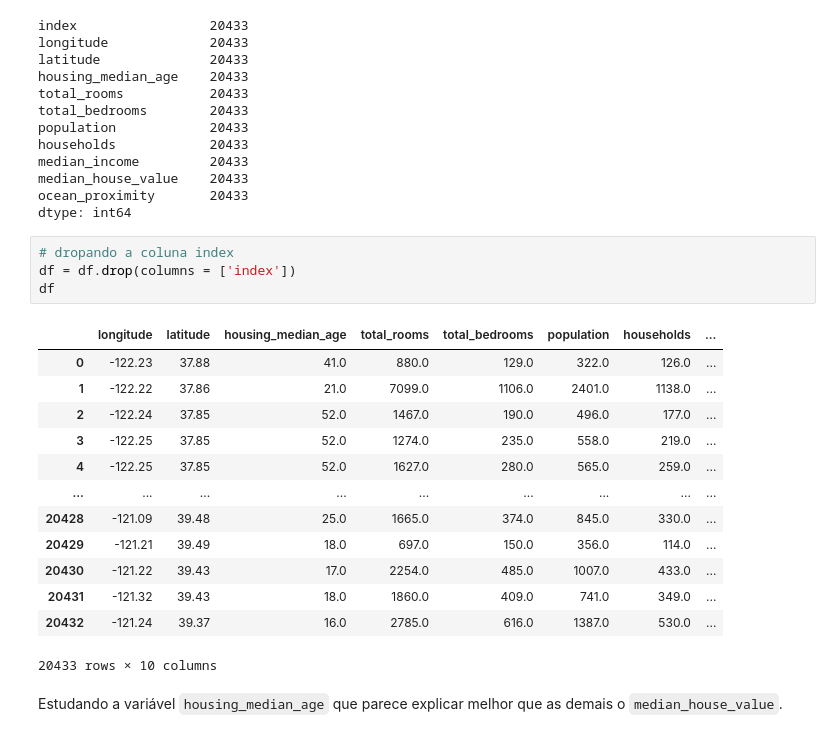
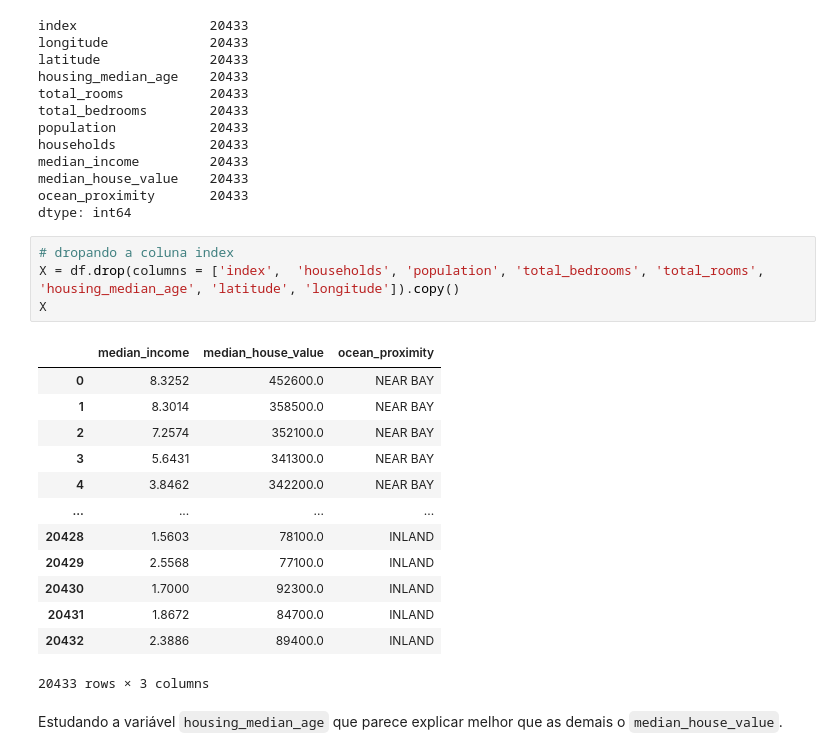
Before and after one commit to earapanos/DataScienceExcercises, a Jupyter notebook: Módulo 11 - Árvores II Parte I (árvore de regressão)/ex016.ipynb, the cells around one changed output. Cells and saved outputs as stored; diff of their text form.

```diff
--- a/Módulo 11 - Árvores II Parte I (árvore de regressão)/ex016.ipynb
+++ b/Módulo 11 - Árvores II Parte I (árvore de regressão)/ex016.ipynb
@@ -83,22 +83,22 @@ ocean_proximity       20433
 dtype: int64
 # %%
 # dropando a coluna index
-df = df.drop(columns = ['index'])
-df
+X = df.drop(columns = ['index',  'households', 'population', 'total_bedrooms', 'total_rooms', 'housing_median_age', 'latitude', 'longitude']).copy()
+X
 # %% [output]
-|  | longitude | latitude | housing_median_age | total_rooms | total_bedrooms | population | households | ... |
-| 0 | -122.23 | 37.88 | 41.0 | 880.0 | 129.0 | 322.0 | 126.0 | ... |
-| 1 | -122.22 | 37.86 | 21.0 | 7099.0 | 1106.0 | 2401.0 | 1138.0 | ... |
-| 2 | -122.24 | 37.85 | 52.0 | 1467.0 | 190.0 | 496.0 | 177.0 | ... |
-| 3 | -122.25 | 37.85 | 52.0 | 1274.0 | 235.0 | 558.0 | 219.0 | ... |
-| 4 | -122.25 | 37.85 | 52.0 | 1627.0 | 280.0 | 565.0 | 259.0 | ... |
-| ... | ... | ... | ... | ... | ... | ... | ... | ... |
-| 20428 | -121.09 | 39.48 | 25.0 | 1665.0 | 374.0 | 845.0 | 330.0 | ... |
-| 20429 | -121.21 | 39.49 | 18.0 | 697.0 | 150.0 | 356.0 | 114.0 | ... |
-| 20430 | -121.22 | 39.43 | 17.0 | 2254.0 | 485.0 | 1007.0 | 433.0 | ... |
-| 20431 | -121.32 | 39.43 | 18.0 | 1860.0 | 409.0 | 741.0 | 349.0 | ... |
-| 20432 | -121.24 | 39.37 | 16.0 | 2785.0 | 616.0 | 1387.0 | 530.0 | ... |
+|  | median_income | median_house_value | ocean_proximity |
+| 0 | 8.3252 | 452600.0 | NEAR BAY |
+| 1 | 8.3014 | 358500.0 | NEAR BAY |
+| 2 | 7.2574 | 352100.0 | NEAR BAY |
+| 3 | 5.6431 | 341300.0 | NEAR BAY |
+| 4 | 3.8462 | 342200.0 | NEAR BAY |
+| ... | ... | ... | ... |
+| 20428 | 1.5603 | 78100.0 | INLAND |
+| 20429 | 2.5568 | 77100.0 | INLAND |
+| 20430 | 1.7000 | 92300.0 | INLAND |
+| 20431 | 1.8672 | 84700.0 | INLAND |
+| 20432 | 2.3886 | 89400.0 | INLAND |
-20433 rows × 10 columns
+20433 rows × 3 columns
 # %% [markdown]
 Estudando a variável ``housing_median_age`` que parece explicar melhor que as demais o ``median_house_value``.
 # %% [markdown]
```
Also changed, not shown: parts of 7 cells of this notebook.
